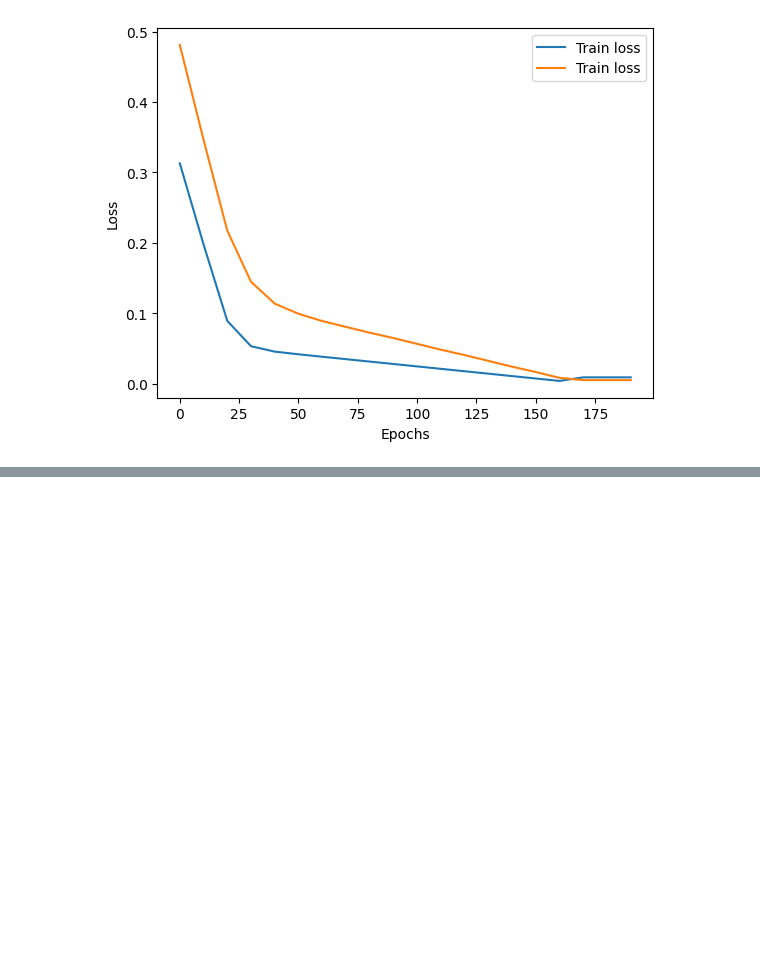
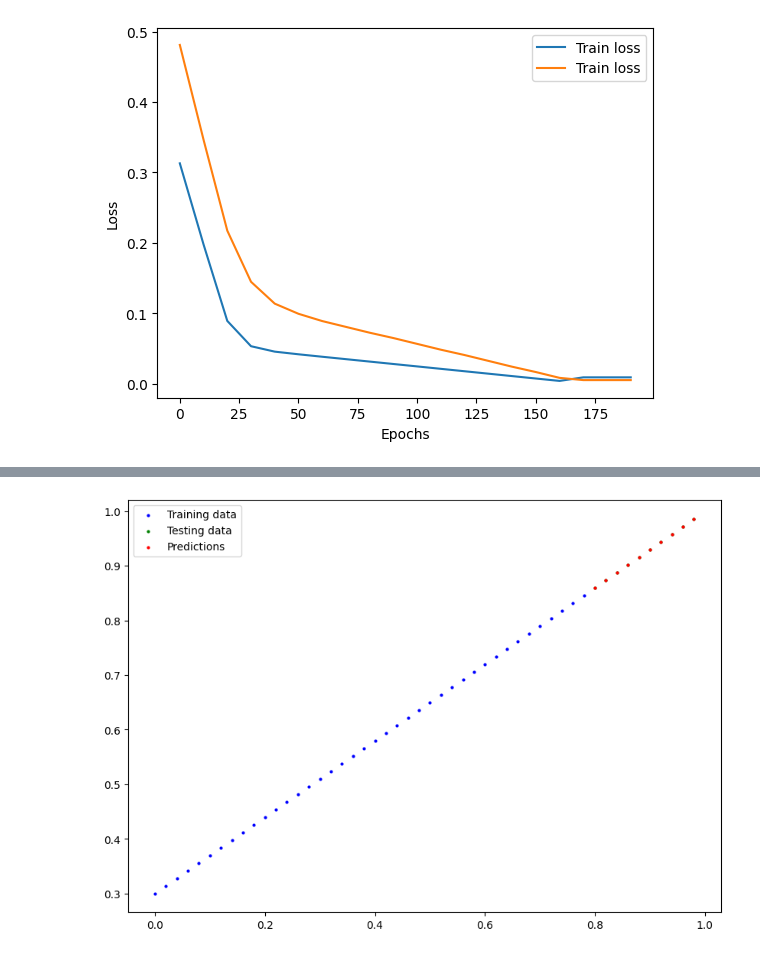
Before and after one commit to TLCasparS/PyTorch, a Jupyter notebook: 01_PyTorch_Workflow_Fundamentals.ipynb, the cells around one changed output, grey strips where cells are left out. Saved outputs shown, nothing was run; the diff lists cells and outputs as text; code cells hidden in the pictures; blank space fills up the shorter version.

```diff
--- a/01_PyTorch_Workflow_Fundamentals.ipynb
+++ b/01_PyTorch_Workflow_Fundamentals.ipynb
@@ -464,0 +863,10 @@ TypeError: ignored
+# %%
+model_loaded2.eval()
+
+with torch.inference_mode():
+  preds = model_loaded2(X_test)
+preds
+
+plot_predictions(predictions = preds.cpu())
+# %% [output]
+[figure, added]
```
Also changed, not shown: parts of 39 cells of this notebook.
